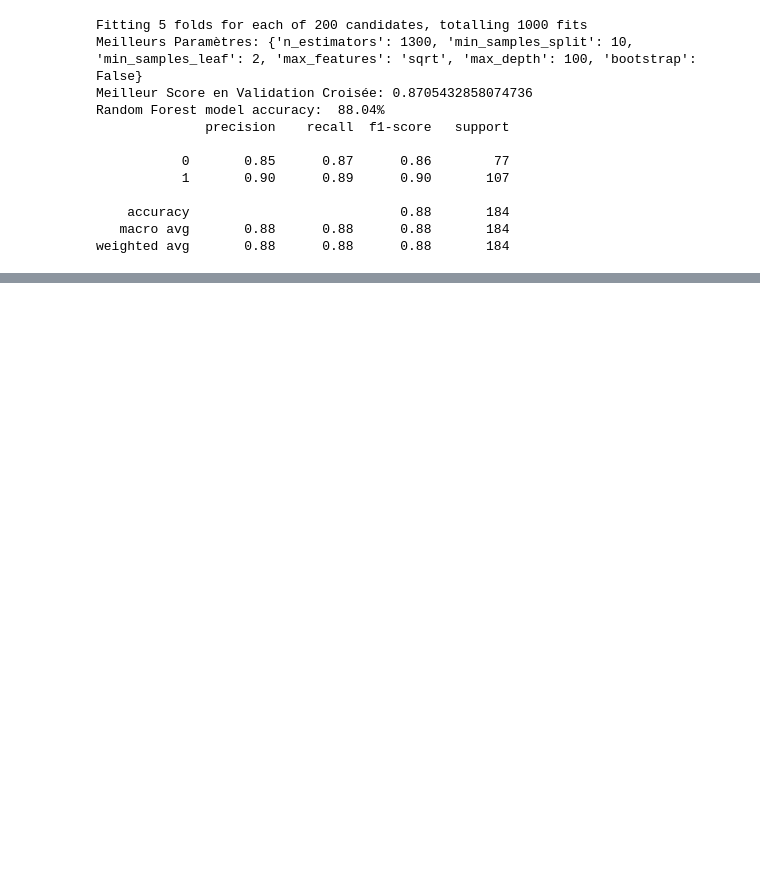
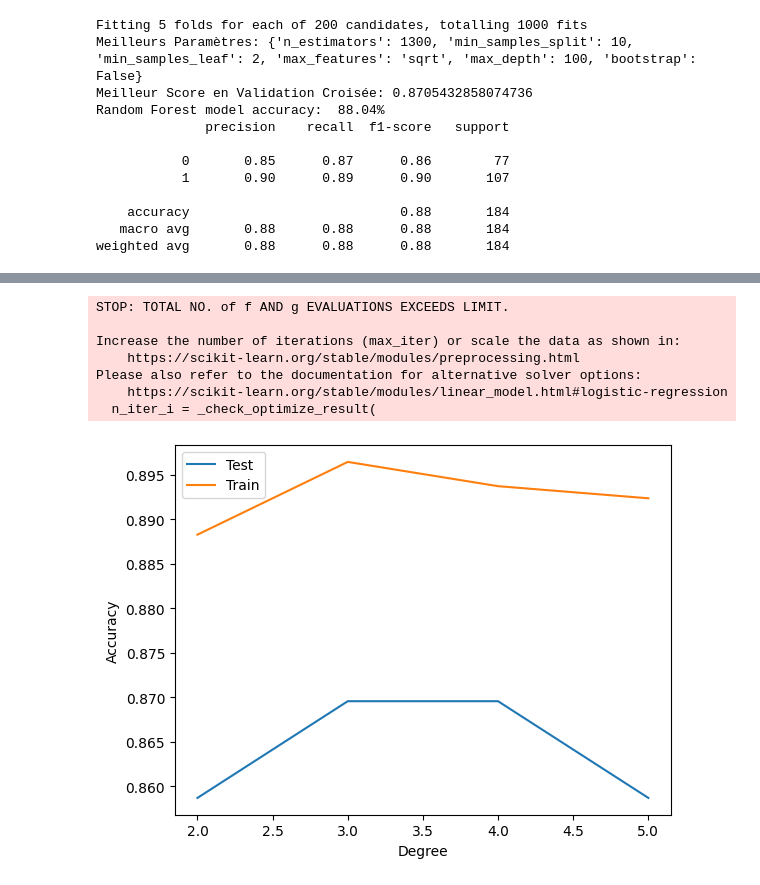
Before and after one commit to DevNono/IA01_project, a Jupyter notebook: proj.ipynb, the cells around one changed output, grey strips where cells are left out. Saved outputs shown, nothing was run; the diff lists cells and outputs as text; code cells hidden in the pictures; blank space fills up the shorter version.

```diff
--- a/proj.ipynb
+++ b/proj.ipynb
@@ -195,40 +188,53 @@ weighted avg       0.88      0.88      0.88       184
 # %%
 # LOGISTIC REGRESSION
 
+list_accuracy_test = []
+list_accuracy_train = []
 
-# Creating model
-poly = PolynomialFeatures(degree=6)
-X_poly_python = poly.fit_transform(X_train)
-X_poly_test = poly.fit_transform(X_test)
-print(len(X_poly_python)) # Number of features
+# Testing model for multiple degrees
+for d in range (2, 6):
+    poly = PolynomialFeatures(degree=d)
+    X_poly_train = poly.fit_transform(X_train)
+    X_poly_test = poly.fit_transform(X_test)
+    print(len(X_poly_train), "features") # Number of features
 
-# Models w/ and w/o penalty
-model_no_reg = LogisticRegression(penalty=None, max_iter=15000)
-model_reg = LogisticRegression(penalty='l2', C=1, max_iter=15000)
-model_no_reg.fit(X_poly_python, y_train)
-model_reg.fit(X_poly_python, y_train)
+    # Models w/ and w/o penalty
+    model_no_reg = LogisticRegression(penalty=None, max_iter=15000, random_state=42)
+    model_reg = LogisticRegression(penalty='l2', C=1, max_iter=15000, random_state=42)
+    model_no_reg.fit(X_poly_train, y_train)
+    model_reg.fit(X_poly_train, y_train)
 
-coef_no_reg = model_no_reg.coef_[0]
-intercept_no_reg = model_no_reg.intercept_
+    coef_no_reg = model_no_reg.coef_[0]
+    intercept_no_reg = model_no_reg.intercept_
 
-coef_reg = model_reg.coef_[0]
-intercept_reg = model_reg.intercept_
+    coef_reg = model_reg.coef_[0]
+    intercept_reg = model_reg.intercept_
 
-# Predictions
-y_train_pred_no_reg = model_no_reg.predict(X_poly_python)
-y_pred_no_reg = model_no_reg.predict(X_poly_test)
-y_train_pred_reg = model_reg.predict(X_poly_python)
-y_pred_reg = model_reg.predict(X_poly_test)
+    # Predictions
+    y_train_pred_no_reg = model_no_reg.predict(X_poly_train)
+    y_pred_no_reg = model_no_reg.predict(X_poly_test)
+    y_train_pred_reg = model_reg.predict(X_poly_train)
+    y_pred_reg = model_reg.predict(X_poly_test)
 
-# Results
-print("Accuracy train (No Reg):", accuracy_score(y_train, y_train_pred_no_reg))
-print("Accuracy test (No Reg):", accuracy_score(y_test, y_pred_no_reg))
 
-print("Accuracy train (Reg):", accuracy_score(y_train, y_train_pred_reg))
-print("Accuracy test (Reg):", accuracy_score(y_test, y_pred_reg))
+    # Results
+    print("Degree", d, "Accuracy test (No Reg):", accuracy_score(y_test, y_pred_no_reg))
+    print("Degree", d, "Accuracy train (No Reg):", accuracy_score(y_train, y_train_pred_no_reg))
 
-# Results append
-# precision.append()
-# recall.append()
-accuracy.append(accuracy_score(y_test, y_pred_reg))
+    print("Degree", d, "Accuracy test (Reg):", accuracy_score(y_test, y_pred_reg))
+    print("Degree", d, "Accuracy train (No Reg):", accuracy_score(y_train, y_train_pred_reg))
+
+    max_accu_test = max(accuracy_score(y_test, y_pred_no_reg), accuracy_score(y_test, y_pred_reg))
+    max_accu_train = max(accuracy_score(y_train, y_train_pred_no_reg), accuracy_score(y_train, y_train_pred_reg))
+
+    list_accuracy_test.append(max_accu_test)
+    list_accuracy_train.append(max_accu_train)
+
+# Plot
+plt.plot(range(2, 6), list_accuracy_test)
+plt.plot(range(2, 6), list_accuracy_train)
+plt.xlabel('Degree')
+plt.ylabel('Accuracy')
+plt.legend(['Test', 'Train'])
+plt.show()
 # %% [output]
@@ -253,0 +296,8 @@ Please also refer to the documentation for alternative solver options:
+STOP: TOTAL NO. of f AND g EVALUATIONS EXCEEDS LIMIT.
+
+Increase the number of iterations (max_iter) or scale the data as shown in:
+    https://scikit-learn.org/stable/modules/preprocessing.html
+Please also refer to the documentation for alternative solver options:
+    https://scikit-learn.org/stable/modules/linear_model.html#logistic-regression
+  n_iter_i = _check_optimize_result(
+[figure, added]
```
Also changed, not shown: parts of 11 cells of this notebook.
